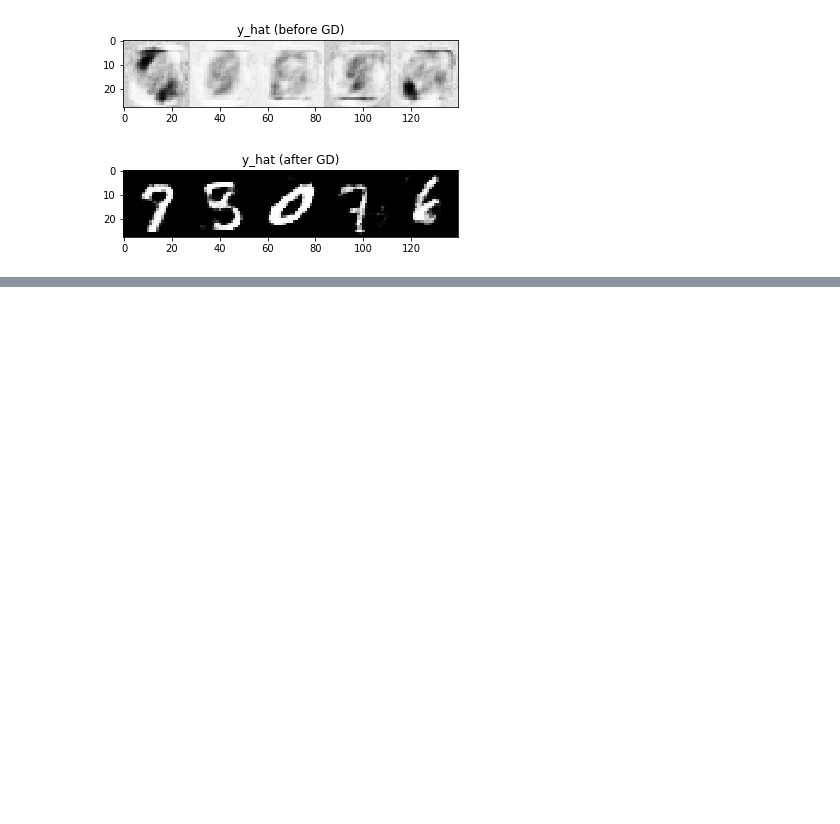
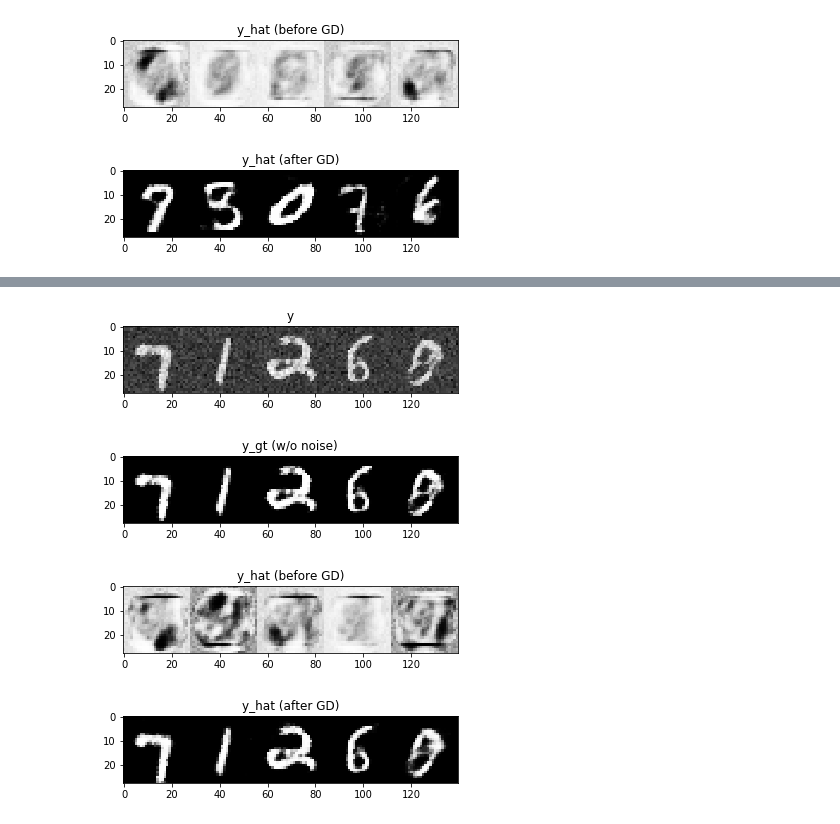
Before and after one commit to TZZheng/Inverse_GAN, a Jupyter notebook: inverse.ipynb, the cells around one changed output, grey strips where cells are left out. Drawn from its saved outputs; the diff is of its cells as text; code cells hidden in the pictures; blank space fills up the shorter version.

```diff
--- a/inverse.ipynb
+++ b/inverse.ipynb
@@ -175,0 +239,14 @@ vis(y_hat, nrow=5, title='y_hat (after GD)')
+# %%
+# Visualization of y_hat and y
+vis(y, nrow=5, title='y')
+vis(y_gt, nrow=5, title='y_gt (w/o noise)')
+with torch.no_grad():
+    y_hat = generator(u_hat)
+    y_hat_0 = generator(u_0)
+vis(y_hat_0, nrow=5, title='y_hat (before GD)')
+vis(y_hat, nrow=5, title='y_hat (after GD)')
+# %% [output]
+[figure, added]
+[figure, added]
+[figure, added]
+[figure, added]
```
Also changed, not shown: parts of 5 cells of this notebook.
